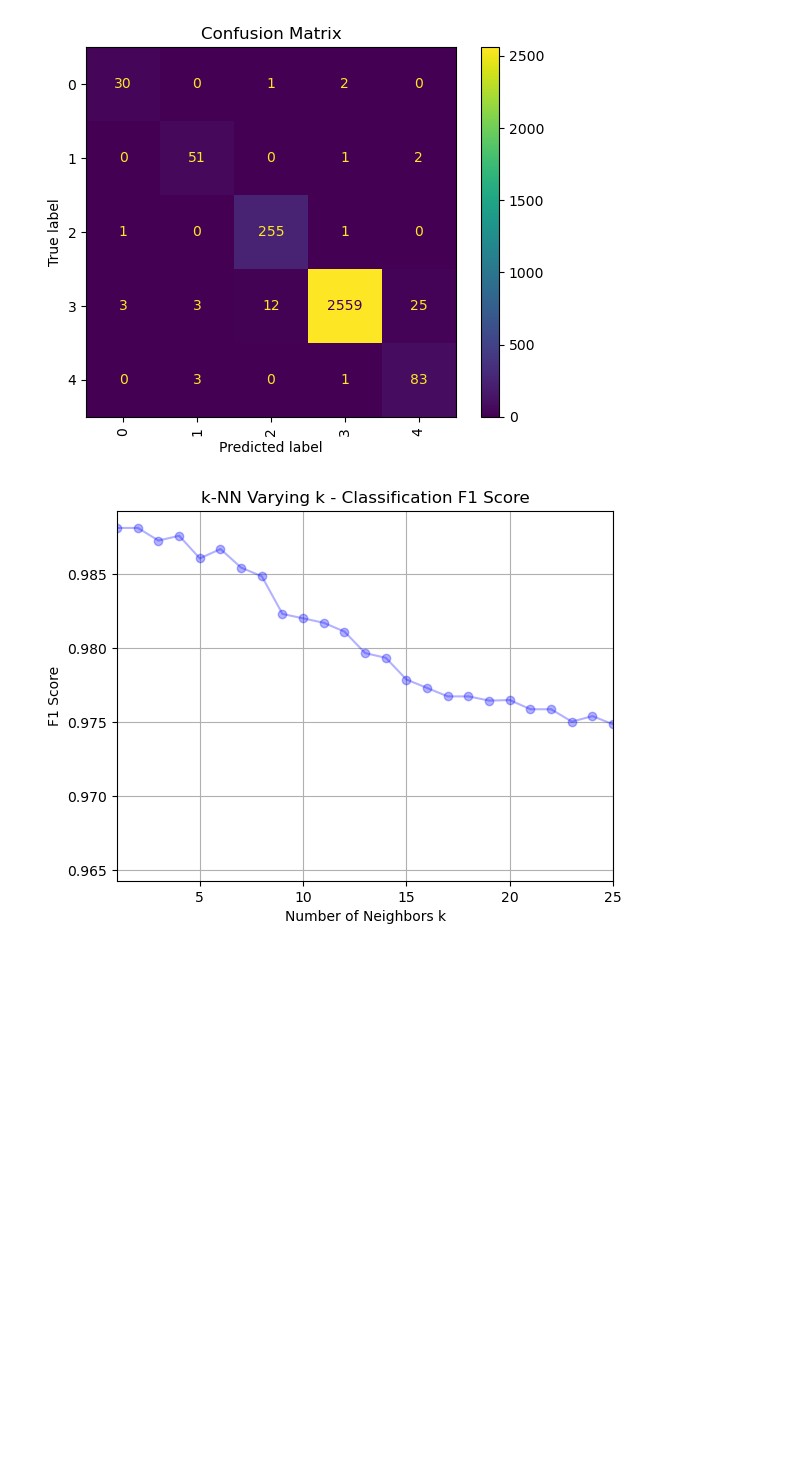
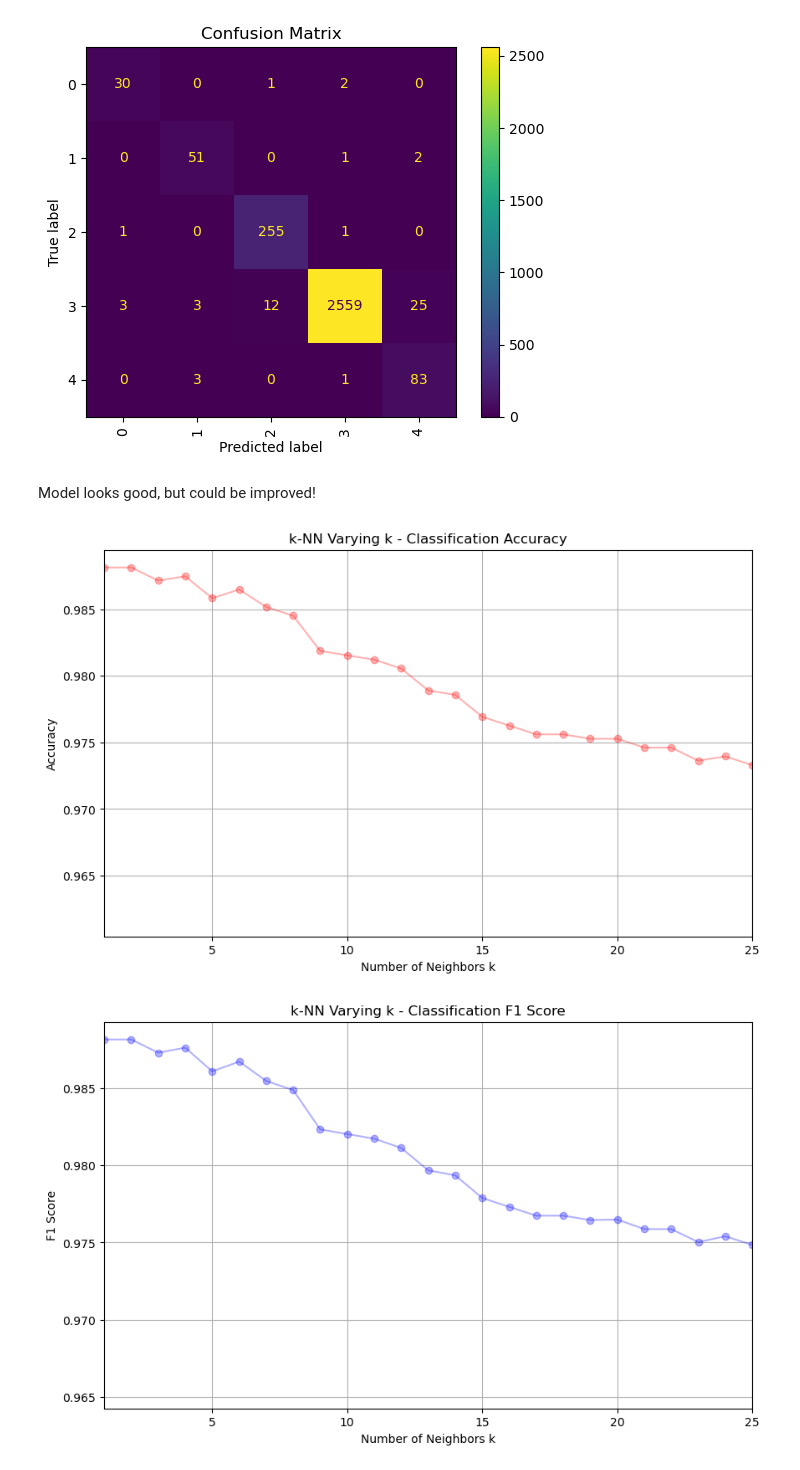
Before and after one commit to jzs3uu/Exoplanets, a Jupyter notebook: cleaning_EDA_KNN.ipynb, the cells around one changed output. Cells and saved outputs as stored; diff of their text form; code cells hidden in the pictures; blank space fills up the shorter version.

```diff
--- a/cleaning_EDA.ipynb
+++ b/cleaning_EDA_KNN.ipynb
@@ -371,27 +378,42 @@ plt.show()
 # %% [output]
 <Figure size 1000x1000 with 0 Axes>
 [figure]
+# %% [markdown]
+Model looks good, but could be improved!
 # %%
+# Testing up to 100 neightbors to see how the model performs with different values of k.
 k_values = range(1, 100)
 f1 = []
+accuracy_updated = []
 
+# Iterating through the k values and fitting the model to see how it performs with different values of k.
 for k in k_values:
-# knn = KNeighborsClassifier(n_neighbors=5)
-# knn.fit(X_train_balanced, y_train_balanced)
-# y_pred = knn.predict(X_test_scaled)
 
     knn_updated = KNeighborsClassifier(n_neighbors=k, weights='distance')
     knn_updated.fit(X_train_balanced, y_train_balanced)
     y_pred_updated = knn_updated.predict(X_test_scaled)
     f1.append(f1_score(y_test, y_pred_updated, average='weighted'))
-    # accuracies_updated.append(accuracy_score(y_test, y_pred_knn_updated))
+    accuracy_updated.append(accuracy_score(y_test, y_pred_updated))
 # %%
+# Lets plot the results to see how the model performs with different values of k.
+
+plt.figure(figsize=(10, 6))
+plt.plot(k_values, accuracy_updated, marker='o', linestyle='-', color='r', alpha=0.3)
+plt.title('k-NN Varying k - Classification Accuracy')
+plt.xlabel('Number of Neighbors k')
+plt.xlim(1, 25)
+plt.ylabel('Accuracy')
+plt.grid(True)
+plt.show()
+
+plt.figure(figsize=(10, 6))
 plt.plot(k_values, f1, marker='o', linestyle='-', color='b', alpha=0.3)
 plt.title('k-NN Varying k - Classification F1 Score')
 plt.xlabel('Number of Neighbors k')
 plt.xlim(1, 25)
 plt.ylabel('F1 Score')
 plt.grid(True)
 plt.show()
 # %% [output]
-[figure, old version]
+[figure, new version]
+[figure, added]
```
Also changed, not shown: parts of 39 cells of this notebook, 2 other files.
